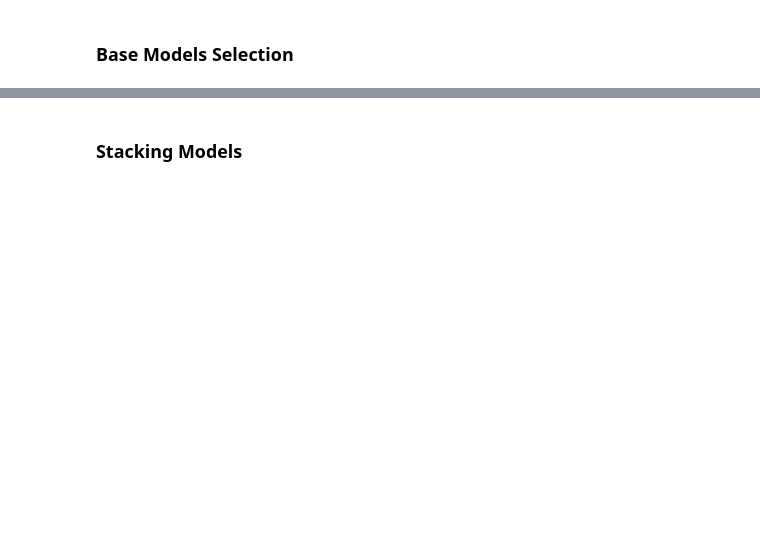
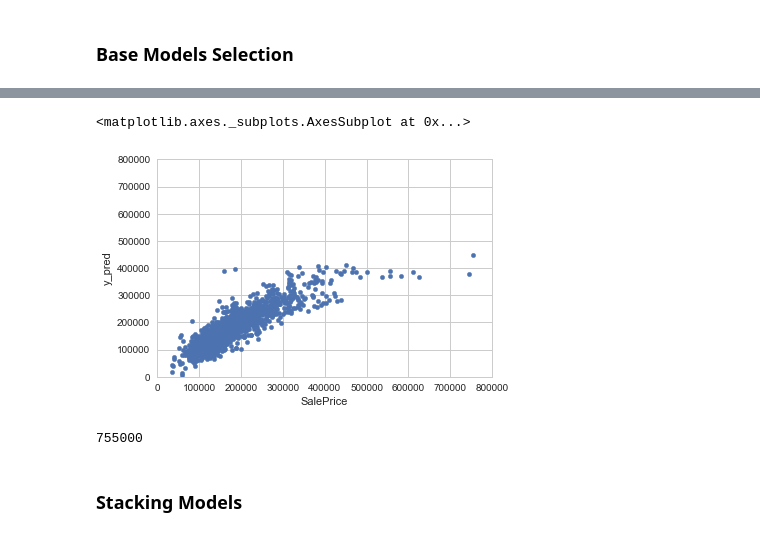
Before and after one commit to kkchuchu/kkchuchu.mushroom, a Jupyter notebook: kaggle/hp/House Prices- Advanced Regression Techniques.ipynb, the cells around one changed output, grey strips where cells are left out. Saved outputs shown, nothing was run; the diff lists cells and outputs as text; code cells hidden in the pictures; blank space fills up the shorter version.

```diff
--- a/kaggle/hp/House Prices- Advanced Regression Techniques.ipynb
+++ b/kaggle/hp/House Prices- Advanced Regression Techniques.ipynb
@@ -238,0 +255,5 @@ from sklearn.linear_model import ElasticNet
+# %%
+lasso = Lasso(alpha =0.0005, random_state=1)
+# %%
+#lasso.fit(
+lasso.fit(dr[cat_c], dr[y_column])
@@ -238,0 +264,5 @@ from sklearn.linear_model import ElasticNet
+# %%
+y_pred = lasso.predict(dr[cat_c])
+y_pred = pd.DataFrame(y_pred, columns=['y_pred'])
+
+y = pd.concat([dr[y_column], y_pred], axis=1)
@@ -239,3 +288,12 @@ from sklearn.linear_model import ElasticNet
+# %%
+y.plot.scatter(x='SalePrice', y='y_pred', ylim=[0, 800000], xlim=[0,800000])
+# %% [output]
+<matplotlib.axes._subplots.AxesSubplot at 0x...>
+[figure, added]
+# %%
+pd.DataFrame.max(dr['SalePrice'])
+# %% [output]
+755000
 # %%
 from sklearn.kernel_ridge import KernelRidge
 # %%
```
Also changed, not shown: parts of 11 cells of this notebook, 2 other files.
